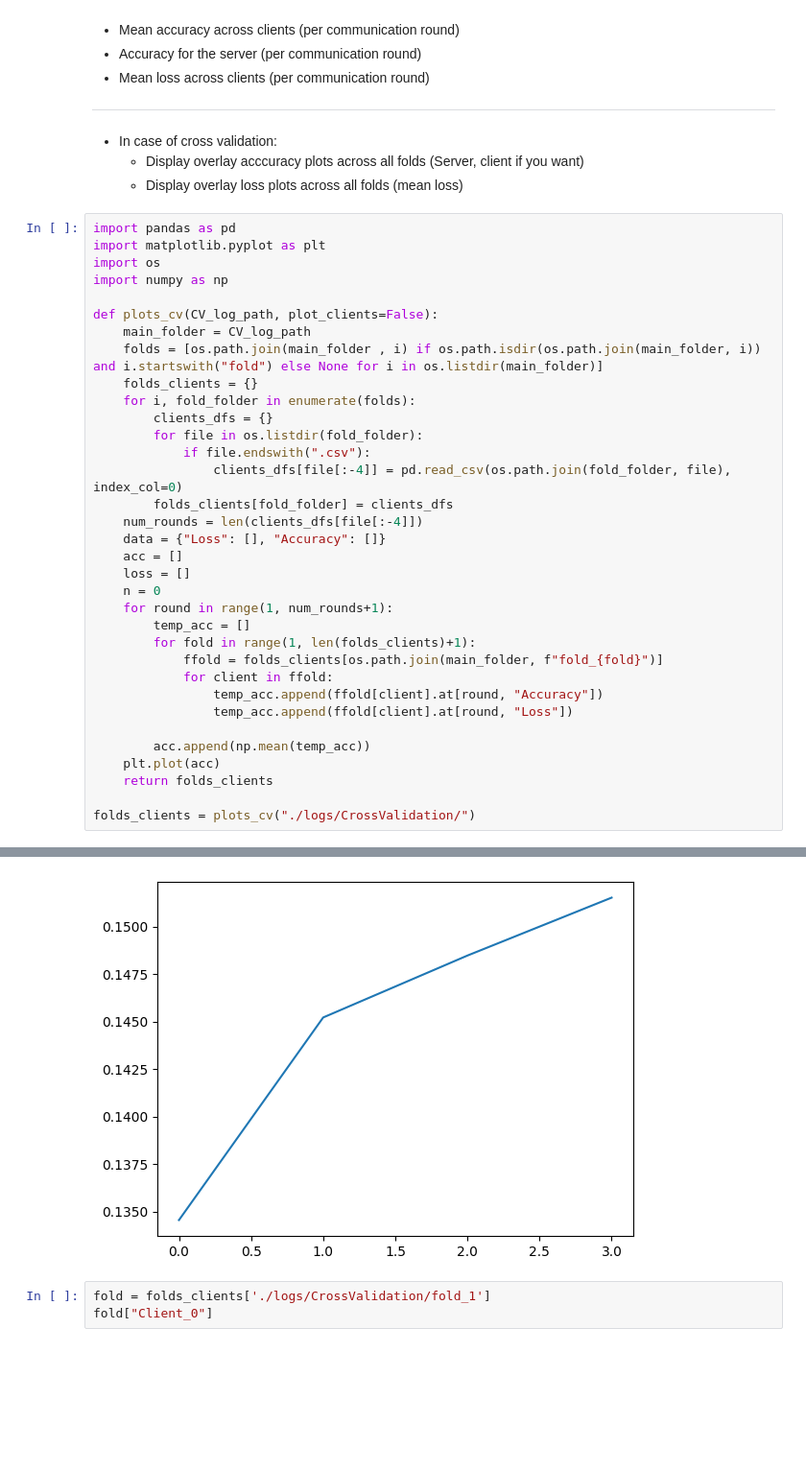
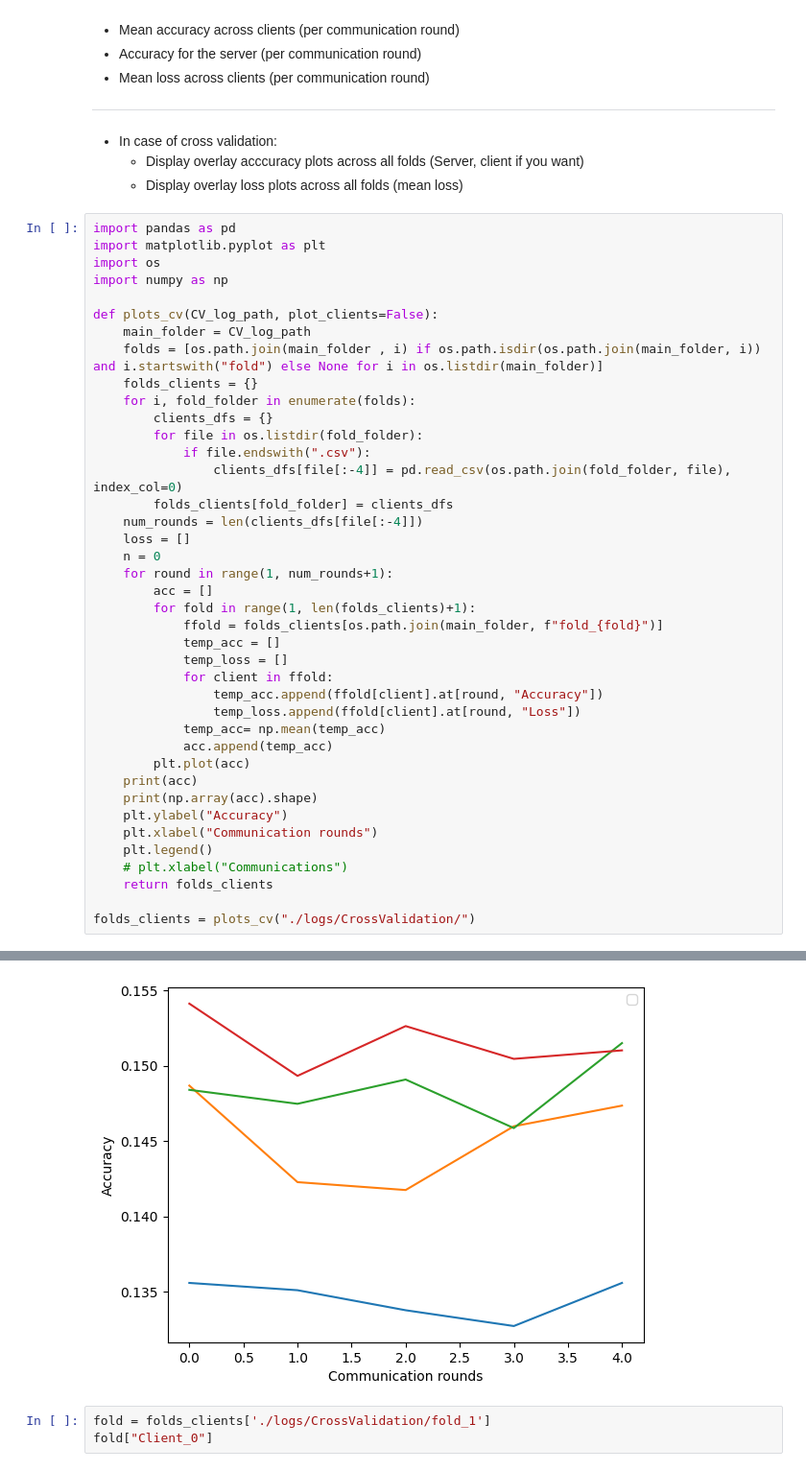
Before and after one commit to HazemHassine/FL, a Jupyter notebook: visualization.ipynb, the cells around one changed output, grey strips where cells are left out. Shown at 96% size. Drawn from its saved outputs; the diff is of its cells as text; blank space fills up the shorter version.

```diff
--- a/visualization.ipynb
+++ b/visualization.ipynb
@@ -57,20 +57,26 @@ def plots_cv(CV_log_path, plot_clients=False):
                 clients_dfs[file[:-4]] = pd.read_csv(os.path.join(fold_folder, file), index_col=0)
         folds_clients[fold_folder] = clients_dfs
     num_rounds = len(clients_dfs[file[:-4]])
-    data = {"Loss": [], "Accuracy": []}
-    acc = []
     loss = []
     n = 0
     for round in range(1, num_rounds+1):
-        temp_acc = []
+        acc = []
         for fold in range(1, len(folds_clients)+1):
             ffold = folds_clients[os.path.join(main_folder, f"fold_{fold}")]
+            temp_acc = []
+            temp_loss = []
             for client in ffold:
                 temp_acc.append(ffold[client].at[round, "Accuracy"])
-                temp_acc.append(ffold[client].at[round, "Loss"])
-
-        acc.append(np.mean(temp_acc))
-    plt.plot(acc)
+                temp_loss.append(ffold[client].at[round, "Loss"])
+            temp_acc= np.mean(temp_acc)
+            acc.append(temp_acc)
+        plt.plot(acc)
+    print(acc)
+    print(np.array(acc).shape)
+    plt.ylabel("Accuracy")
+    plt.xlabel("Communication rounds")
+    plt.legend()
+    # plt.xlabel("Communications")
     return folds_clients
 
 folds_clients = plots_cv("./logs/CrossValidation/")
@@ -78,4 +87,4 @@ folds_clients = plots_cv("./logs/CrossValidation/")
-[figure, old version]
+[figure, new version]
 # %%
 fold = folds_clients['./logs/CrossValidation/fold_1']
 fold["Client_0"]
```
Also changed, not shown: parts of 3 cells of this notebook, 1 other file.
